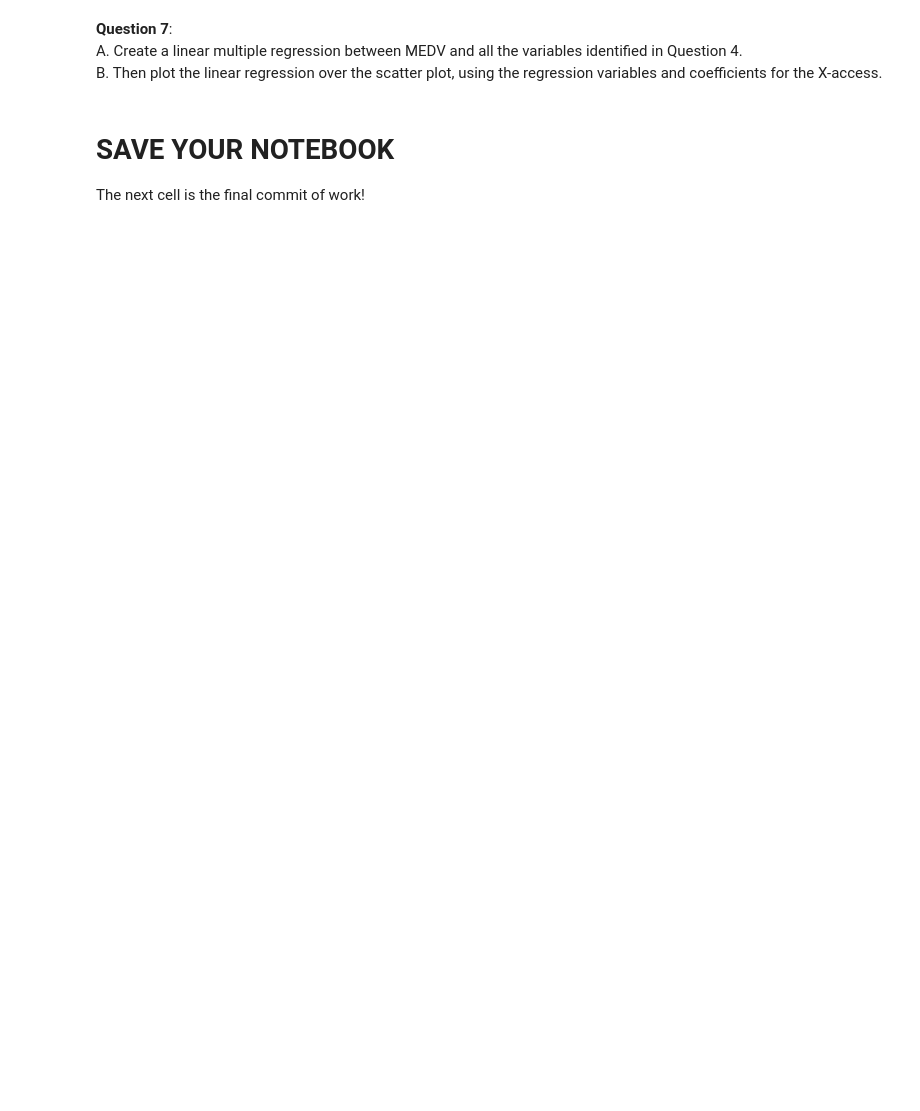
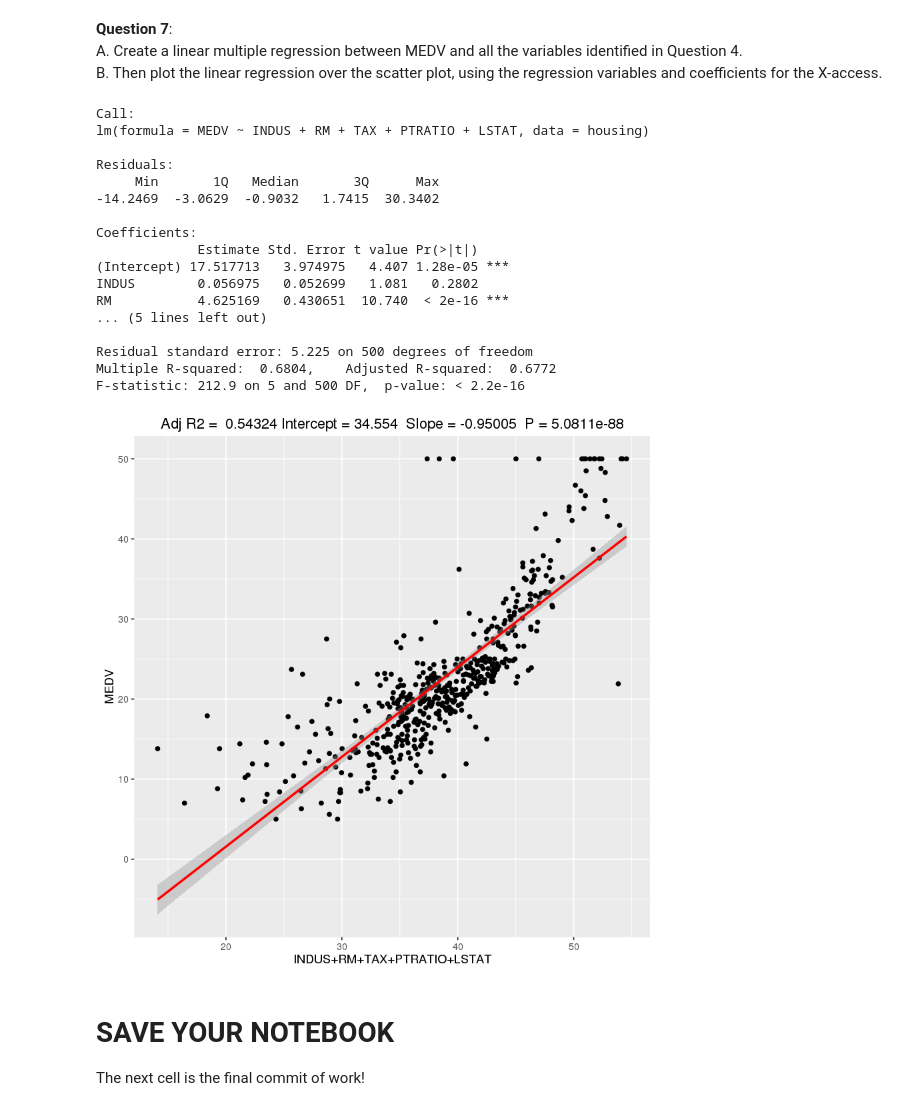
Before and after one commit to cosmos454b/dsa, a Jupyter notebook: modules/module2/exercises/Exercises.ipynb, the cells around one changed output. Cells and saved outputs as stored; diff of their text form; code cells hidden in the pictures; blank space fills up the shorter version.

```diff
--- a/modules/module2/exercises/Exercises.ipynb
+++ b/modules/module2/exercises/Exercises.ipynb
@@ -147,3 +180,41 @@ B. Then plot the linear regression over the scatter plot, using the regression v
+# %%
+# Execute your code for question 9 here
+# -------------------------------------
+fit4 <- lm(MEDV ~ INDUS+RM+TAX+PTRATIO+LSTAT, data=housing)
+summary(fit4)
+ggplot(housing, aes_string(
+                x = (0.056975*housing$INDUS+4.625169*housing$RM-0.003537*housing$TAX-0.559005*housing$LSTAT + 17.517713),
+                y = names(fit$model)[1]
+       )
+  ) +
+  geom_point() +
+  stat_smooth(method = "lm", col = "red") +
+  labs(title = paste("Adj R2 = ",signif(summary(fit)$adj.r.squared, 5),
+                     "Intercept =",signif(fit$coef[[1]],5 ),
+                     " Slope =",signif(fit$coef[[2]], 5),
+                     " P =",signif(summary(fit)$coef[2,4], 5)
+                )
+       , x = "INDUS+RM+TAX+PTRATIO+LSTAT"
+      )
+# %% [output]
+Call:
+lm(formula = MEDV ~ INDUS + RM + TAX + PTRATIO + LSTAT, data = housing)
+
+Residuals:
+     Min       1Q   Median       3Q      Max
+-14.2469  -3.0629  -0.9032   1.7415  30.3402
+
+Coefficients:
+             Estimate Std. Error t value Pr(>|t|)
+(Intercept) 17.517713   3.974975   4.407 1.28e-05 ***
+INDUS        0.056975   0.052699   1.081   0.2802
+RM           4.625169   0.430651  10.740  < 2e-16 ***
+... (5 lines left out)
+
+Residual standard error: 5.225 on 500 degrees of freedom
+Multiple R-squared:  0.6804,    Adjusted R-squared:  0.6772
+F-statistic: 212.9 on 5 and 500 DF,  p-value: < 2.2e-16
+[figure, added]
 # %% [markdown]
 # SAVE YOUR NOTEBOOK
 
```
Also changed, not shown: parts of 4 cells of this notebook.
